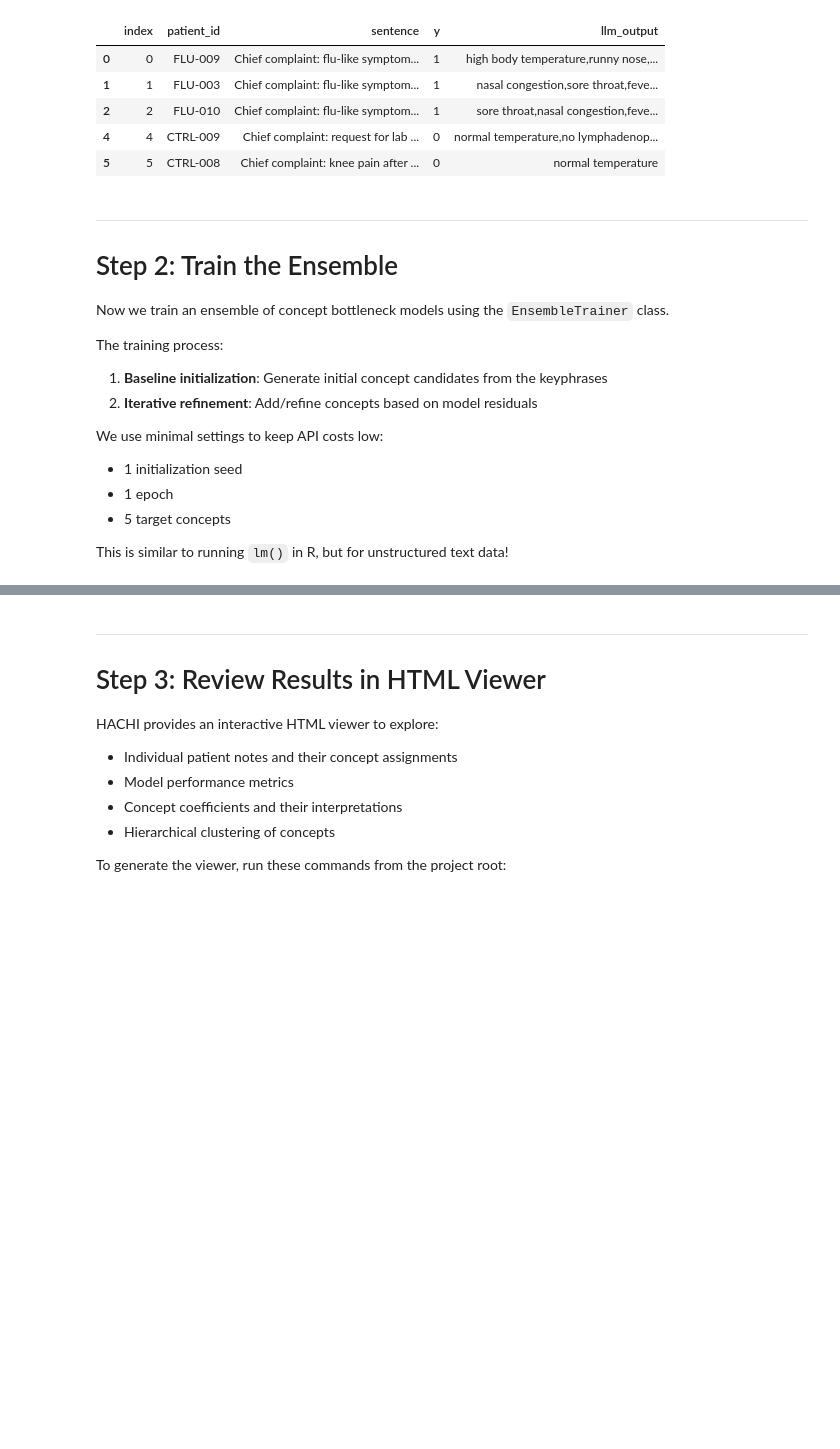
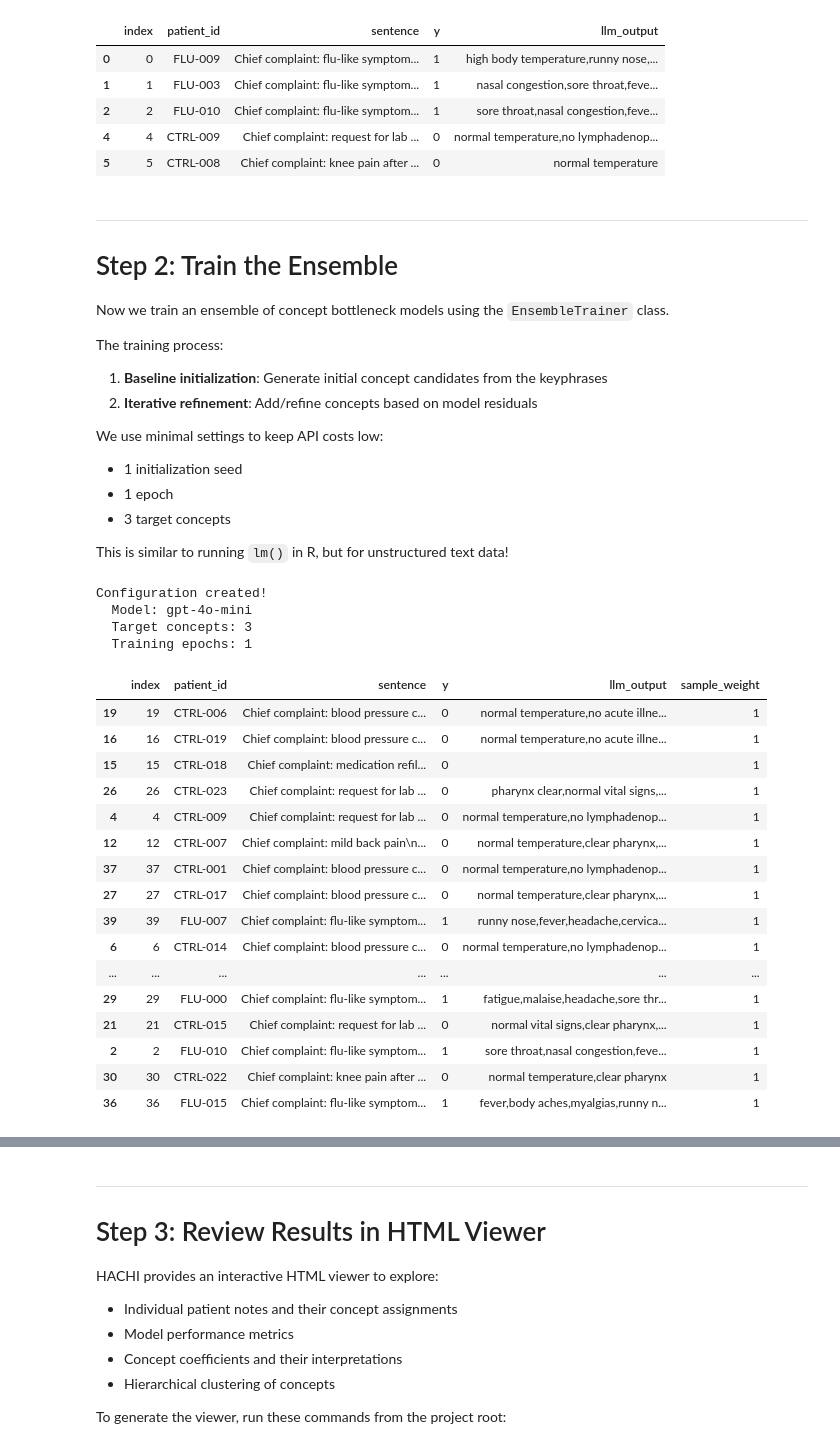
Before and after one commit to jjfenglab/HACHI, a Jupyter notebook: notebooks/demo.ipynb, the cells around one changed output, grey strips where cells are left out. Drawn from its saved outputs; the diff is of its cells as text; code cells hidden in the pictures; blank space fills up the shorter version.

```diff
--- a/notebooks/demo.ipynb
+++ b/notebooks/demo.ipynb
@@ -207,7 +210,7 @@ The training process:
 We use minimal settings to keep API costs low:
 - 1 initialization seed
 - 1 epoch
-- 5 target concepts
+- 3 target concepts
 
 This is similar to running `lm()` in R, but for unstructured text data!
 # %%
@@ -243,12 +246,12 @@ ensemble_config = EnsembleConfig(
     training=TrainingConfig(
         num_epochs=1,           # Minimal for demo
         num_greedy_epochs=1,
-        batch_size=10,
+        batch_size=40,
         batch_concept_size=10,
         train_frac=0.7,
     ),
     concept=ConceptConfig(
-        goal_num_meta_concepts=5,   # Target number of concepts
+        goal_num_meta_concepts=3,   # Target number of concepts
         max_meta_concepts=7,        # Max to consider
         num_top_residual_words=30,
         prompt_iter_file="prompts/bayesian_iter.txt",
@@ -261,3 +264,8 @@ print("Configuration created!")
 print(f"  Model: {LLM_MODEL}")
 print(f"  Target concepts: {ensemble_config.concept.goal_num_meta_concepts}")
 print(f"  Training epochs: {ensemble_config.training.num_epochs}")
+# %% [output]
+Configuration created!
+  Model: gpt-4o-mini
+  Target concepts: 3
+  Training epochs: 1
@@ -276,3 +272,26 @@ print(f"Columns: {list(train_df.columns)}")
+# %%
+# Load the data with keyphrases
+train_df = result_df.iloc[train_indices]
+train_df["sample_weight"] = 1
+train_df
+# %% [output]
+|  | index | patient_id | sentence | y | llm_output | sample_weight |
+| 19 | 19 | CTRL-006 | Chief complaint: blood pressure c... | 0 | normal temperature,no acute illne... | 1 |
+| 16 | 16 | CTRL-019 | Chief complaint: blood pressure c... | 0 | normal temperature,no acute illne... | 1 |
+| 15 | 15 | CTRL-018 | Chief complaint: medication refil... | 0 |  | 1 |
+| 26 | 26 | CTRL-023 | Chief complaint: request for lab ... | 0 | pharynx clear,normal vital signs,... | 1 |
+| 4 | 4 | CTRL-009 | Chief complaint: request for lab ... | 0 | normal temperature,no lymphadenop... | 1 |
+| 12 | 12 | CTRL-007 | Chief complaint: mild back pain\n... | 0 | normal temperature,clear pharynx,... | 1 |
+| 37 | 37 | CTRL-001 | Chief complaint: blood pressure c... | 0 | normal temperature,no lymphadenop... | 1 |
+| 27 | 27 | CTRL-017 | Chief complaint: blood pressure c... | 0 | normal temperature,clear pharynx,... | 1 |
+| 39 | 39 | FLU-007 | Chief complaint: flu-like symptom... | 1 | runny nose,fever,headache,cervica... | 1 |
+| 6 | 6 | CTRL-014 | Chief complaint: blood pressure c... | 0 | normal temperature,no lymphadenop... | 1 |
+| ... | ... | ... | ... | ... | ... | ... |
+| 29 | 29 | FLU-000 | Chief complaint: flu-like symptom... | 1 | fatigue,malaise,headache,sore thr... | 1 |
+| 21 | 21 | CTRL-015 | Chief complaint: request for lab ... | 0 | normal vital signs,clear pharynx,... | 1 |
+| 2 | 2 | FLU-010 | Chief complaint: flu-like symptom... | 1 | sore throat,nasal congestion,feve... | 1 |
+| 30 | 30 | CTRL-022 | Chief complaint: knee pain after ... | 0 | normal temperature,clear pharynx | 1 |
+| 36 | 36 | FLU-015 | Chief complaint: flu-like symptom... | 1 | fever,body aches,myalgias,runny n... | 1 |
 # %%
 # Initialize and train the ensemble
 # This is the main training call - similar to model.fit() in sklearn or lm() in R
```
Also changed, not shown: parts of 3 cells of this notebook.
